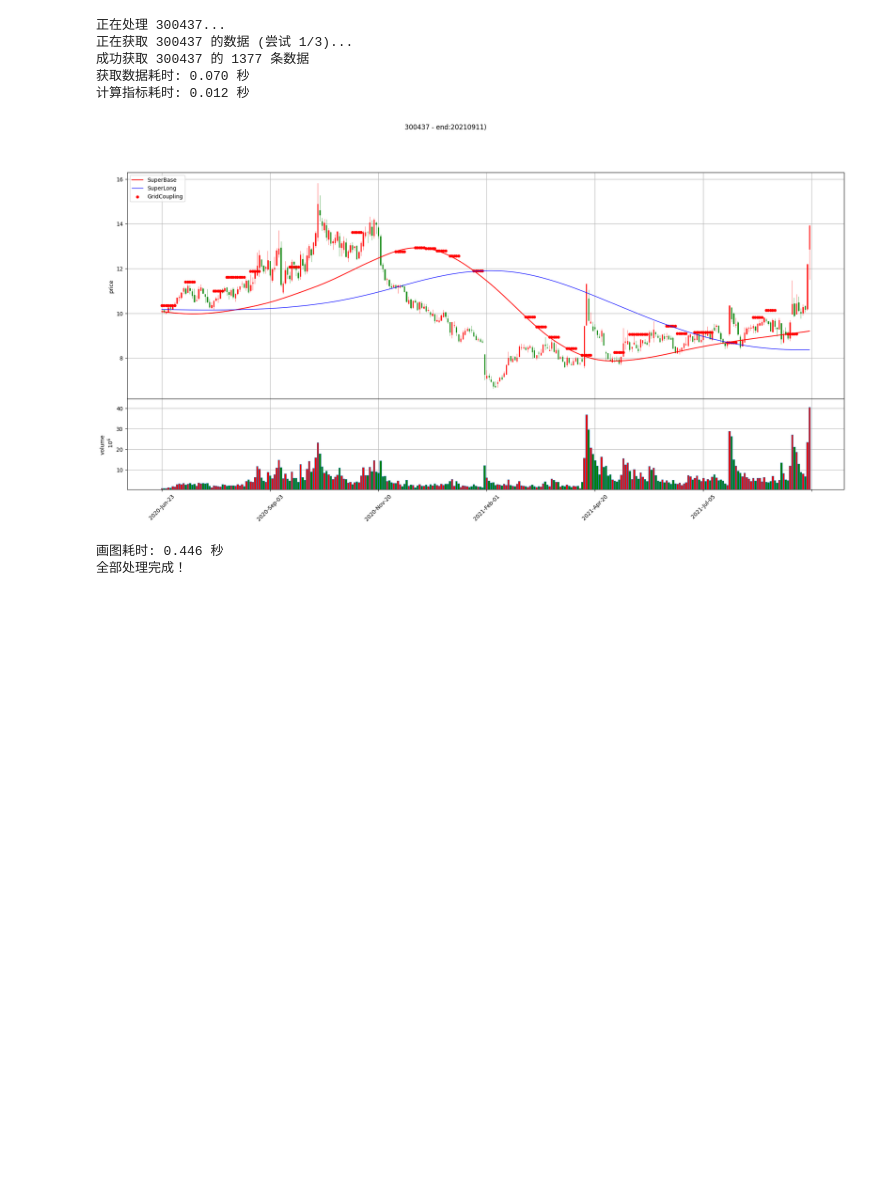
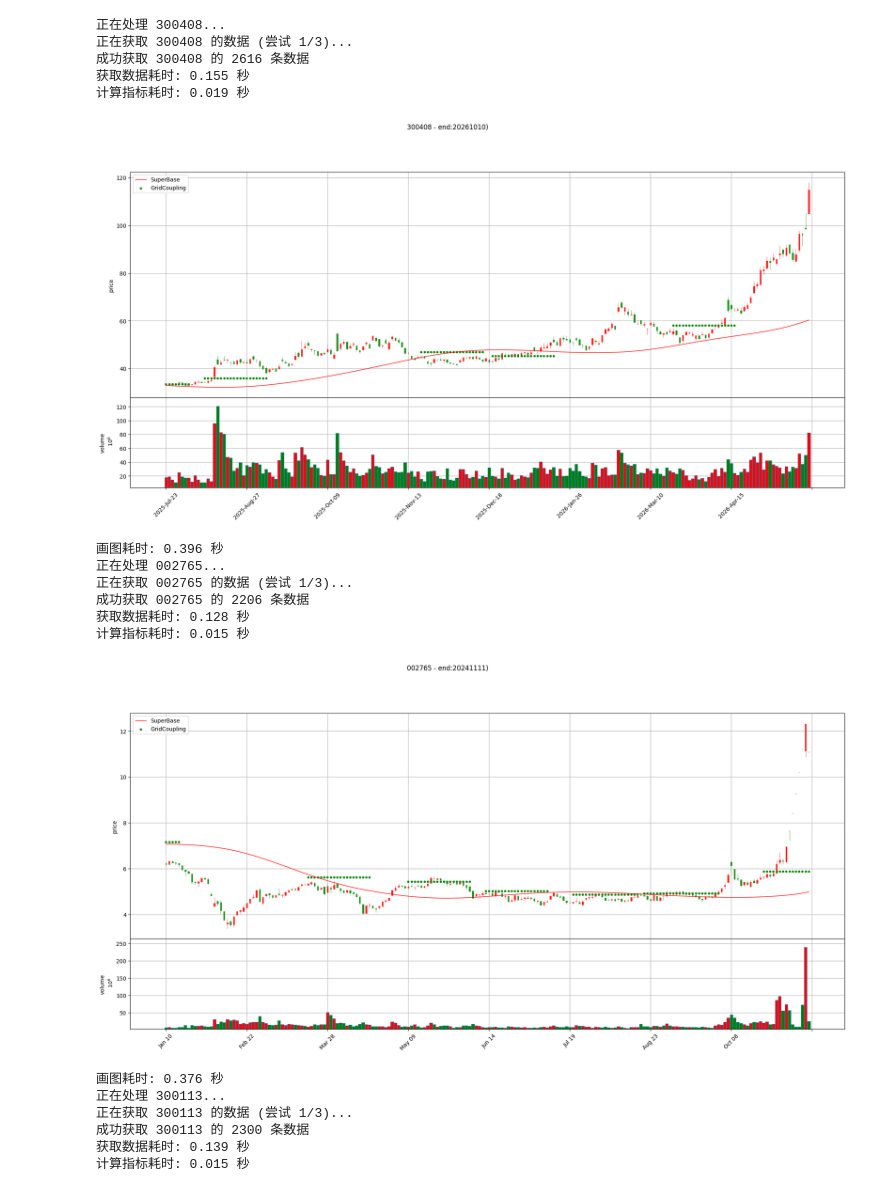
Before and after one commit to wander411353021/myfinance, a Jupyter notebook: test.ipynb, the cells around one changed output. Drawn from its saved outputs; the diff is of its cells as text; code cells hidden in the pictures; blank space fills up the shorter version.

```diff
--- a/test.ipynb
+++ b/test.ipynb
@@ -20,8 +20,9 @@ def process_single_stock(code, end_date, tail_days, name):
 
     df['pct_chg'] = df['close'].pct_change() * 100
     df['pct_chg'] = df['pct_chg'].round(2)
-    df['ssf_s'] = ssf(close=df.close, length=60, poles=3)
+    df['ssf_s'] = ssf(close=df.close, length=30, poles=3)
     df['ssf_m'] = ssf(close=df.close, length=120, poles=3)
+    df['ssf_m_20'] = df['ssf_m'] * 1.1
     df['ssf_l'] = ssf(close=df.close, length=250, poles=3)
 
     # 计算格栅线耦合
@@ -38,10 +39,10 @@ def process_single_stock(code, end_date, tail_days, name):
     import mplfinance as mpl
     import matplotlib.pyplot as plt
     add_plot = [
-        mpl.make_addplot(plot_df['ssf_m'], color='red', width=1.5, secondary_y=False, label='SuperBase'),
-        mpl.make_addplot(plot_df['ssf_l'], color='blue', width=1.0, secondary_y=False, label='SuperLong'),
+        mpl.make_addplot(plot_df['ssf_m'], color='red', width=1.0, secondary_y=False, label='SuperBase'),
+        # mpl.make_addplot(plot_df['ssf_m_20'], color='blue', width=1.0, secondary_y=False, label='SuperLong'),
         # mpl.make_addplot(plot_df['ssf_s'], color='orange', width=1.0, secondary_y=False, label='SuperShort'),
-        mpl.make_addplot(plot_df['grid_coupling'], type='scatter', color='red', markersize=10, secondary_y=False, label='GridCoupling'),
+        mpl.make_addplot(plot_df['grid_coupling'], type='scatter',  markersize=15, color='green',secondary_y=False, label='GridCoupling'),
     ]
     mc = mpl.make_marketcolors(up='red', down='green', edge='inherit', wick='inherit', volume='inherit')
     s = mpl.make_mpf_style(marketcolors=mc, gridstyle='-', y_on_right=False)
@@ -59,38 +60,60 @@ def process_single_stock(code, end_date, tail_days, name):
 # %%
 def main():
     stocks = [
         # ('300843', '20250930', 200, '300843'),
         # ('688202', '20250930', 200, '688202'),
         # ('301308', '20250930', 200, '301308'),
         # ('002213', '20250930', 200, '002213'),
         # ('603061', '20251230', 200, '603061'),
-        # ('603893', '20251230', 200, '603893'),
+        # ('603893', '20251230', 400, '603893'),
         # ('002580', '20250330', 200, '002580'),
         # ('603301', '20250915', 200, '603301'),
         # ('603256', '20250715', 200, '603256'),
         # ('600403', '20251010', 200, '600403'),
         # ('603773', '20261010', 200, '603773'),
-        # ('300408', '20261010', 200, '300408'),
-        # ('002765', '20241111', 200, '002765'),
-        # ('300113', '20250311', 200, '300113'),
-        # ('300031', '20250311', 200, '300031'),
+        ('300408', '20261010', 200, '300408'),
+        ('002765', '20241111', 200, '002765'),
+        ('300113', '20250311', 200, '300113'),
+        ('300031', '20250311', 200, '300031'),
         # ('600980', '20250311', 200, '600980'),
         # ('688099', '20251111', 300, '688099'),
         # ('300437', '20251111', 300, '300437'),
-        ('300437', '20210911', 300, '300437'),
+        # ('300437', '20210911', 300, '300437'),
+        # ('300323', '20260911', 300, '300323'),
+        # ('600550', '20260911', 300, '600550'),
+        # ('600117', '20250911', 150, '600117'),
+        # ('301377', '20260911', 150, '301377'),
+        # ('301362', '20260211', 150, '301362'),
+        # ('603986', '20260911', 150, '603986'),
+        # ('603986', '20250911', 250, '603986'),
+        # ('603375', '20260911', 150, '603375'),
+        # ('002044', '20250311', 150, '002044'),
+        # ('600199', '20201130', 150, '600199'),
+        # ('300251', '20250205', 150, '300251'),
     ]
     for code, end_date, tail_days, name in stocks:
         process_single_stock(code, end_date, tail_days, name)
     print('全部处理完成！')
 
 if __name__ == '__main__':
     main()
 # %% [output]
-正在处理 300437...
-正在获取 300437 的数据 (尝试 1/3)...
-成功获取 300437 的 1377 条数据
-获取数据耗时: 0.070 秒
-计算指标耗时: 0.012 秒
+正在处理 300408...
+正在获取 300408 的数据 (尝试 1/3)...
+成功获取 300408 的 2616 条数据
+获取数据耗时: 0.155 秒
+计算指标耗时: 0.019 秒
-[figure, old version]
+[figure, new version]
-画图耗时: 0.446 秒
-全部处理完成！
+画图耗时: 0.396 秒
+正在处理 002765...
+正在获取 002765 的数据 (尝试 1/3)...
+成功获取 002765 的 2206 条数据
+获取数据耗时: 0.128 秒
+计算指标耗时: 0.015 秒
+[figure, added]
+画图耗时: 0.376 秒
+正在处理 300113...
+正在获取 300113 的数据 (尝试 1/3)...
+成功获取 300113 的 2300 条数据
+获取数据耗时: 0.139 秒
+计算指标耗时: 0.015 秒
```
Also changed, not shown: parts of 1 cell of this notebook, 2 other files.
